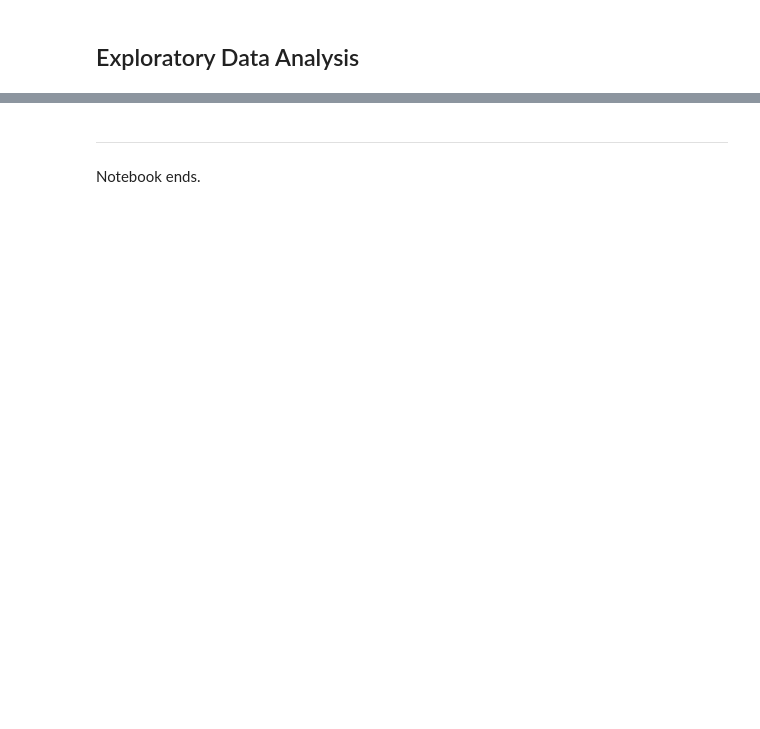
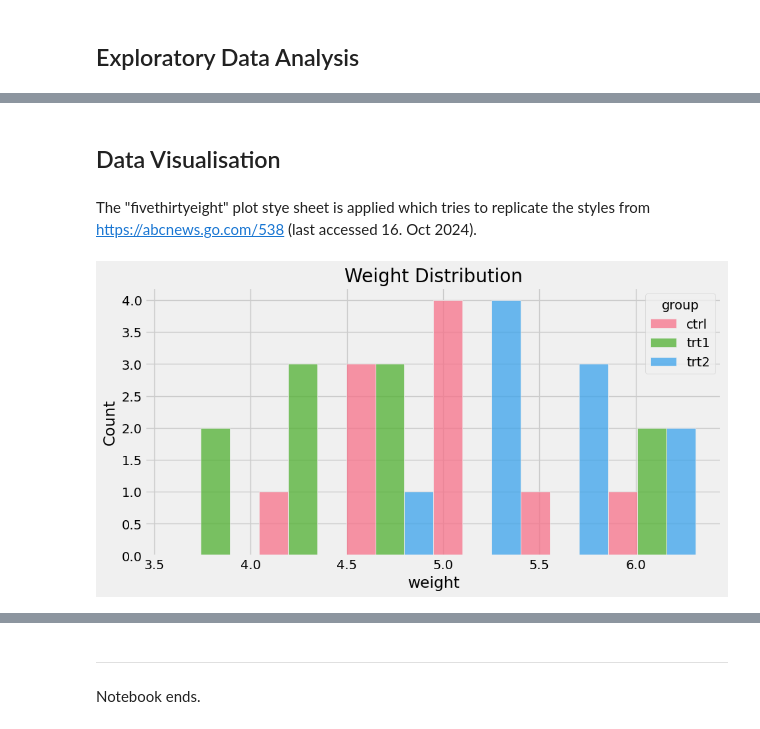
Before and after one commit to humphs078/applied_statistics, a Jupyter notebook: project.ipynb, the cells around one changed output, grey strips where cells are left out. Cells and saved outputs as stored; diff of their text form; code cells hidden in the pictures; blank space fills up the shorter version.

```diff
--- a/project.ipynb
+++ b/project.ipynb
@@ -103,3 +46,0 @@ Some of the colors in the plots in Task 5 have been changed from the ggplot defa
-# %%
-# https://matplotlib.org/stable/gallery/style_sheets/style_sheets_reference.html [Accessed 6 Dec. 2023]
-plt.style.use('ggplot')
@@ -121,0 +53,4 @@ Kim, S. (2022). Create Jupyter Notebook that runs everywhere. [online] Medium. A
+# %%
+# https://pandas.pydata.org/docs/reference/api/pandas.read_csv.html#pandas-read-csv
+# accessed 17th Nov. 2024
+data = pd.read_csv('datasets/plant_growth.csv')
@@ -121,0 +153,25 @@ Kim, S. (2022). Create Jupyter Notebook that runs everywhere. [online] Medium. A
+# %% [markdown]
+## Data Visualisation
+# %% [markdown]
+The "fivethirtyeight" plot stye sheet is applied which tries to replicate the styles from [https://abcnews.go.com/538](https://abcnews.go.com/538) (last accessed 16. Oct 2024).
+# %%
+# https://matplotlib.org/stable/gallery/style_sheets/style_sheets_reference.html
+# [Accessed 6 Dec. 2023]
+plt.style.use('fivethirtyeight')
+
+# set the default size of plots
+# https://stackoverflow.com/questions/332289/how-do-i-change-the-size-of-figures-drawn-with-matplotlib [Accessed 21 Oct. 2024]
+plt.rcParams["figure.figsize"] = (10,5)
+# %%
+# create an empty plot.
+fig, ax = plt.subplots()
+
+# plot the data
+# https://seaborn.pydata.org/generated/seaborn.histplot.html#seaborn-histplot
+# accessed 17th Nov. 2024
+sns.histplot(data=data, x=data['weight'], hue='group', multiple="dodge", palette='husl').set_title('Weight Distribution')
+
+# display the plot
+plt.show()
+# %% [output]
+[figure, added]
```
Also changed, not shown: parts of 39 cells of this notebook, 8 other files.
